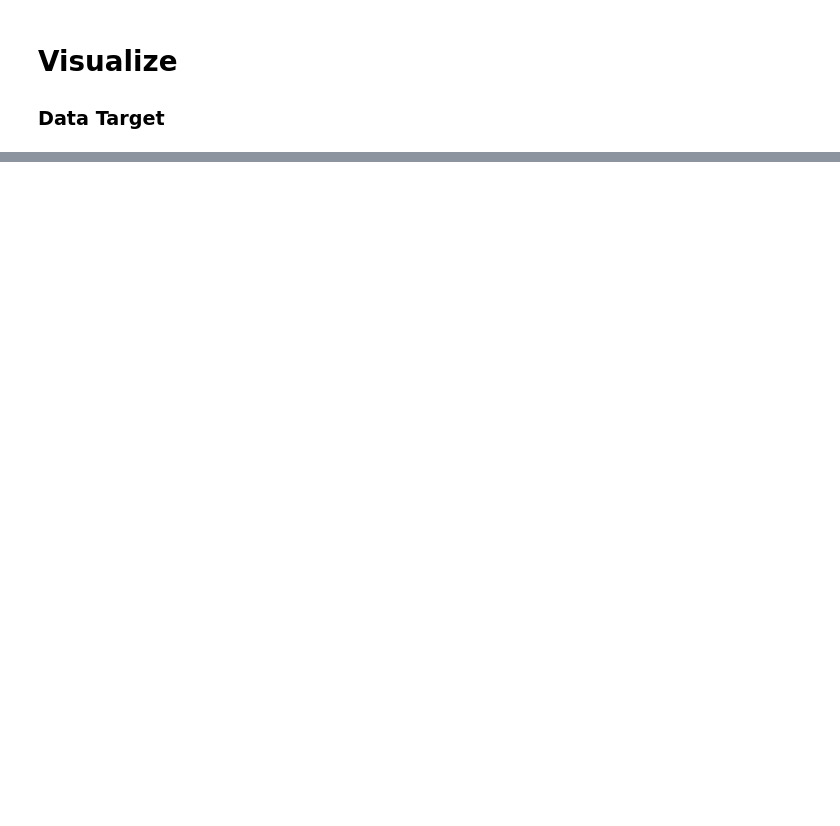
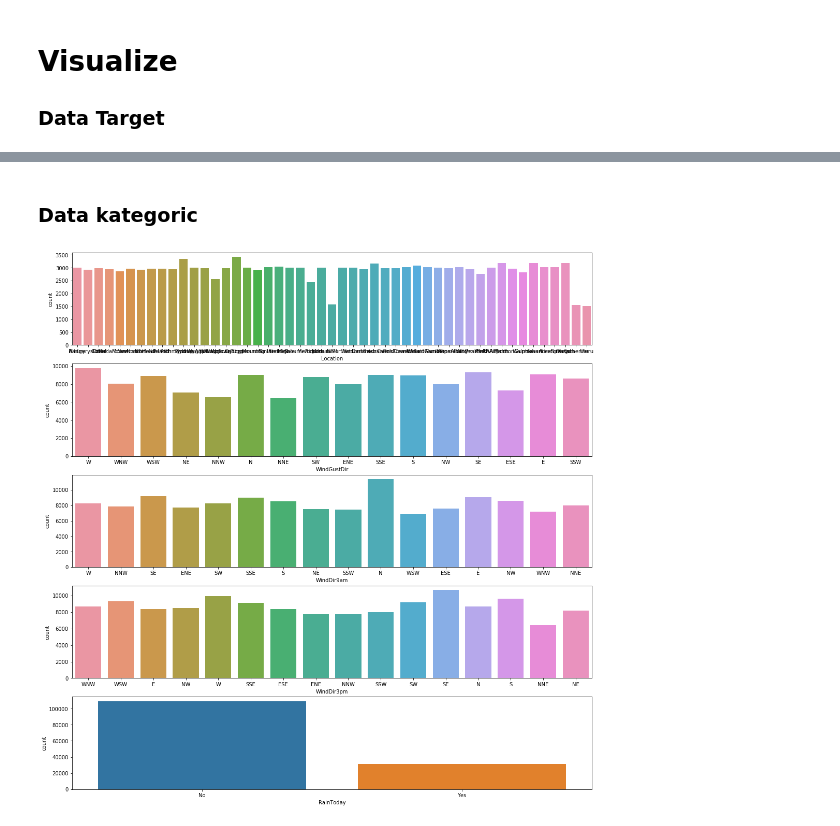
Before and after one commit to rshby/Supervised_Learning, a Jupyter notebook: Rain in Australia/Rain in Aus - XgBoost Classifier.ipynb, the cells around one changed output, grey strips where cells are left out. Drawn from its saved outputs; the diff is of its cells as text; code cells hidden in the pictures; blank space fills up the shorter version.

Commit message:
Update Visualize

```diff
--- a/Rain in Australia/Rain in Aus - XgBoost Classifier.ipynb
+++ b/Rain in Australia/Rain in Aus - XgBoost Classifier.ipynb
@@ -71,0 +102,13 @@ plt.show()
+# %% [markdown]
+### Data kategoric
+# %%
+plt.figure(figsize=(18, 23))
+
+# buat for untuk menampilkan data dan kolom
+for i, kolom in zip(range(1,6), df.select_dtypes('object').columns):
+    plt.subplot(6,1,i)
+    ax = sns.countplot(df[kolom])
+
+plt.show()
+# %% [output]
+[figure, added]
```
Also changed, not shown: parts of 7 cells of this notebook.
